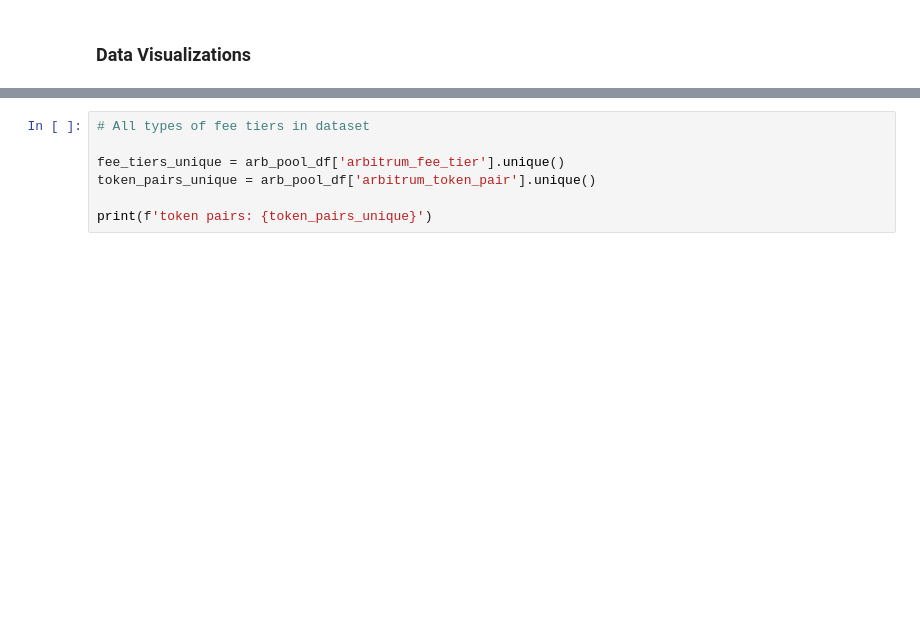
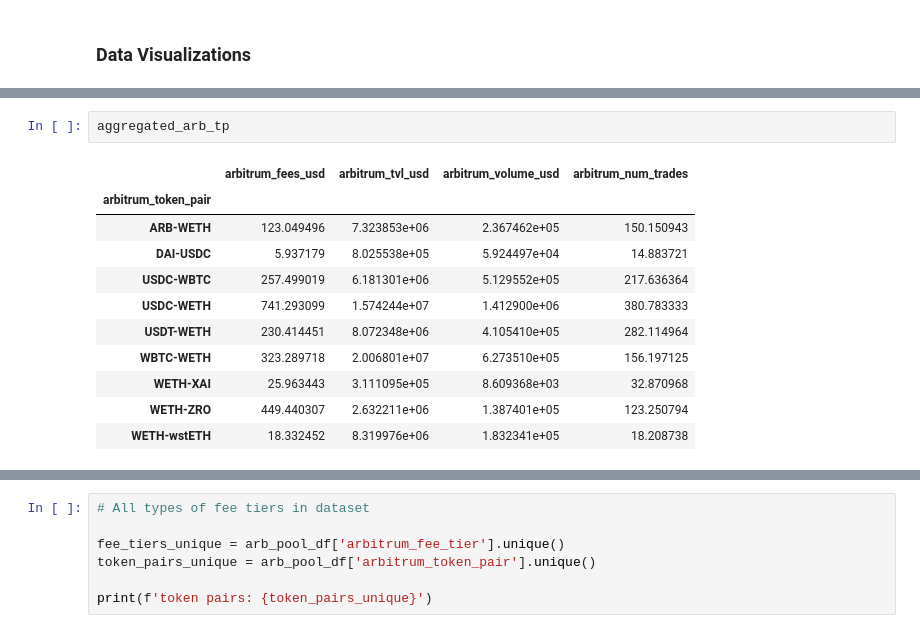
Before and after one commit to BrandynHamilton/gas_subsidy_research, a Jupyter notebook: eda.ipynb, the cells around one changed output, grey strips where cells are left out. Saved outputs shown, nothing was run; the diff lists cells and outputs as text; blank space fills up the shorter version.

```diff
--- a/eda.ipynb
+++ b/eda.ipynb
@@ -229,0 +247,14 @@ arb_pool_df['day'] = pd.to_datetime(arb_pool_df['day'])
+# %%
+aggregated_arb_tp
+# %% [output]
+|  | arbitrum_fees_usd | arbitrum_tvl_usd | arbitrum_volume_usd | arbitrum_num_trades |
+| arbitrum_token_pair |  |  |  |  |
+| ARB-WETH | 123.049496 | 7.323853e+06 | 2.367462e+05 | 150.150943 |
+| DAI-USDC | 5.937179 | 8.025538e+05 | 5.924497e+04 | 14.883721 |
+| USDC-WBTC | 257.499019 | 6.181301e+06 | 5.129552e+05 | 217.636364 |
+| USDC-WETH | 741.293099 | 1.574244e+07 | 1.412900e+06 | 380.783333 |
+| USDT-WETH | 230.414451 | 8.072348e+06 | 4.105410e+05 | 282.114964 |
+| WBTC-WETH | 323.289718 | 2.006801e+07 | 6.273510e+05 | 156.197125 |
+| WETH-XAI | 25.963443 | 3.111095e+05 | 8.609368e+03 | 32.870968 |
+| WETH-ZRO | 449.440307 | 2.632211e+06 | 1.387401e+05 | 123.250794 |
+| WETH-wstETH | 18.332452 | 8.319976e+06 | 1.832341e+05 | 18.208738 |
```
Also changed, not shown: parts of 35 cells of this notebook.
